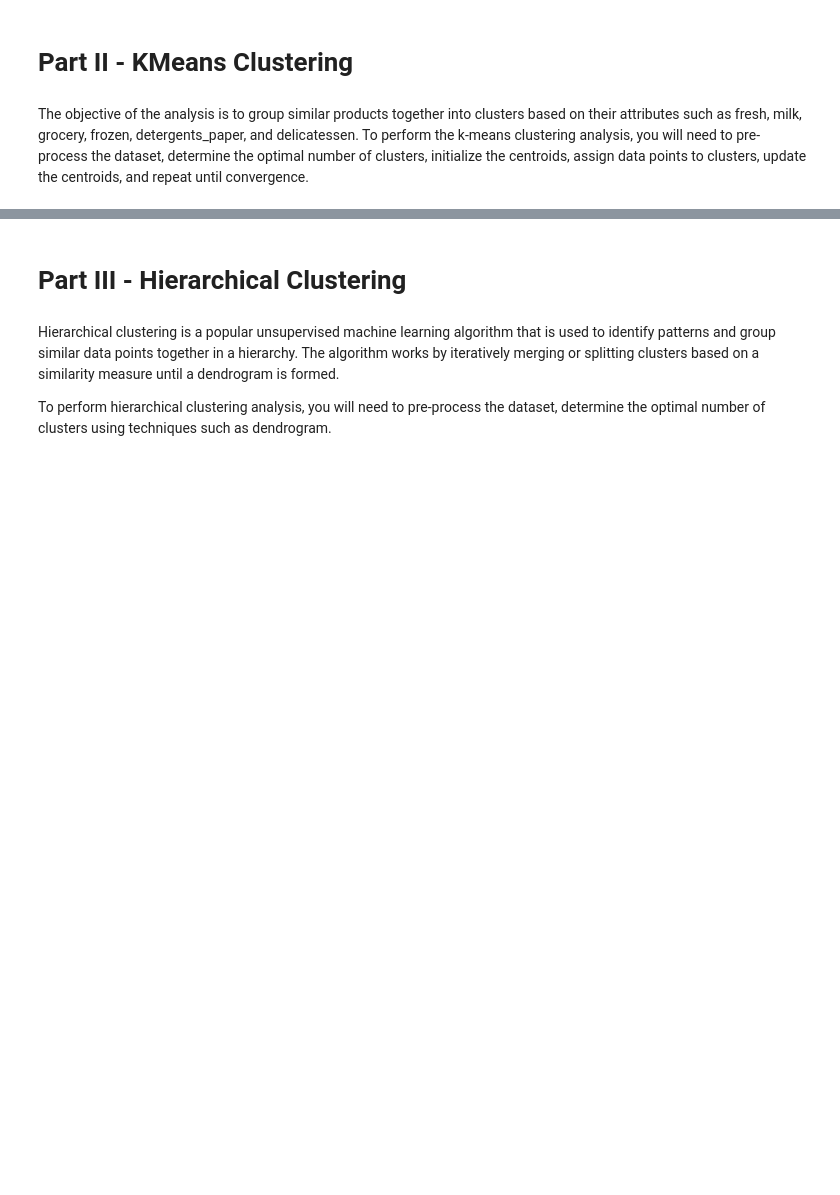
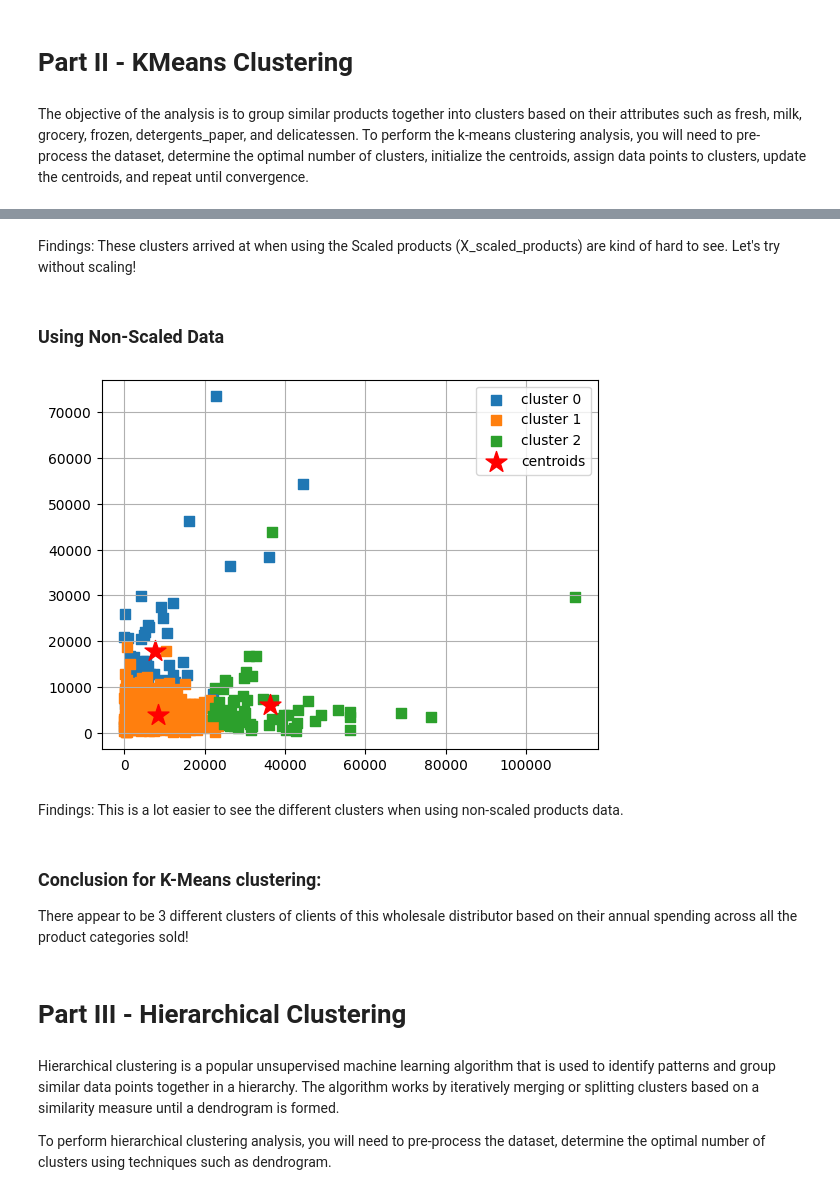
Before and after one commit to jtwleung/Project-Unsupervised-Machine-Learning, a Jupyter notebook: Unsupervised Learning - Project.ipynb, the cells around one changed output, grey strips where cells are left out. Drawn from its saved outputs; the diff is of its cells as text; code cells hidden in the pictures; blank space fills up the shorter version.

```diff
--- a/Unsupervised Learning - Project.ipynb
+++ b/Unsupervised Learning - Project.ipynb
@@ -364,3 +493,27 @@ The objective of the analysis is to group similar products together into cluster
+# %% [markdown]
+Findings: These clusters arrived at when using the Scaled products (X_scaled_products) are kind of hard to see.  Let's try without scaling!
+# %% [markdown]
+### Using Non-Scaled Data
+# %%
+# Create the km2 object for a model that uses non-scaled data
+km2 = KMeans(n_clusters=3,
+            init='k-means++',
+            n_init='auto',
+            random_state=42)
+
+# Fit and Predict the model
+y_km_clusters = km2.fit_predict(X_products)
+
+# Plot the clusters for the non-scaled data
+plot_clusters(X_products, y_km_clusters, plt_cluster_centers=True)
+# %% [output]
+[figure, added]
+# %% [markdown]
+Findings:  This is a lot easier to see the different clusters when using non-scaled products data.
+# %% [markdown]
+### Conclusion for K-Means clustering:
+
+There appear to be 3 different clusters of clients of this wholesale distributor based on their annual spending across all the product categories sold!
 # %% [markdown]
 # Part III - Hierarchical Clustering
 # %% [markdown]
```
Also changed, not shown: parts of 29 cells of this notebook.
